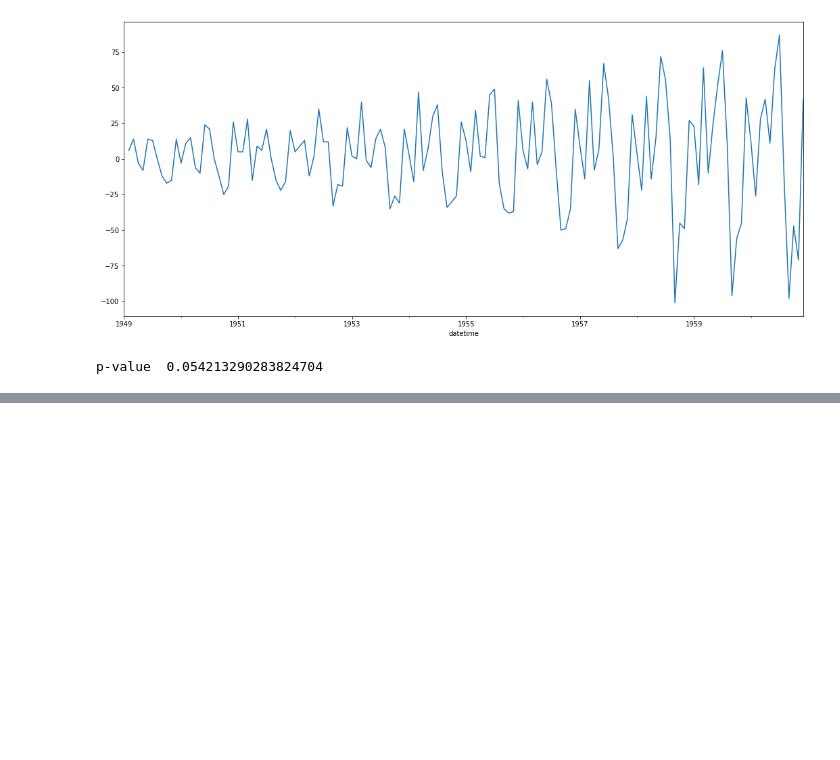
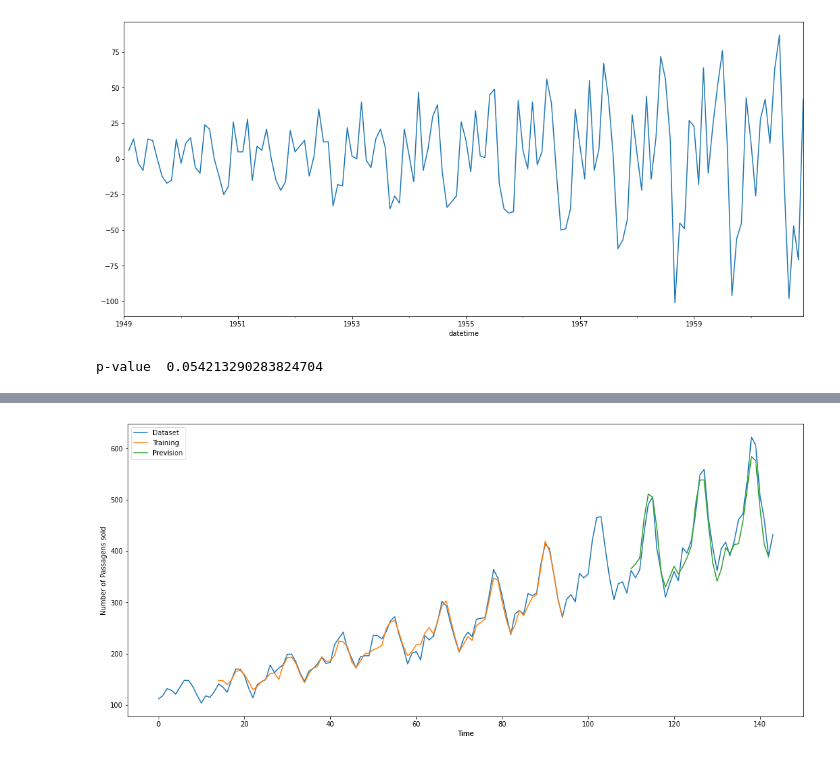
Before and after one commit to joberthrogers18/Machine-Learning-Training, a Jupyter notebook: IGTI_course/time_series_forecasting/time_series_example_flight_passengers.ipynb, the cells around one changed output, grey strips where cells are left out. Cells and saved outputs as stored; diff of their text form; code cells hidden in the pictures; blank space fills up the shorter version.

Commit message:
Added predict time series with tensorflow
Signed-off-by: Joberth Rogers <joberth.rogers18@gmail.com>

```diff
--- a/IGTI_course/time_series_forecasting/time_series_example_flight_passengers.ipynb
+++ b/IGTI_course/time_series_forecasting/time_series_example_flight_passengers.ipynb
@@ -178,0 +255,3 @@ Name: Passengers, Length: 144, dtype: float64
+# %%
+# do the training of model
+model.fit(trainX, trainY, epochs=100, batch_size=1, verbose=2)
@@ -178,0 +277,29 @@ Name: Passengers, Length: 144, dtype: float64
+# %%
+trainPredict = model.predict(trainX)
+testPredict = model.predict(testX)
+# %%
+# put the data in original format
+trainPredict = scaler.inverse_transform(trainPredict)
+trainY = scaler.inverse_transform([trainY])
+testPredict = scaler.inverse_transform(testPredict)
+testY = scaler.inverse_transform([testY])
+# %%
+#make change in data for prevision
+trainPredictPlot = np.empty_like(dataset)
+trainPredictPlot[:, :] = np.nan
+trainPredictPlot[look_back:len(trainPredict)+look_back, :] = trainPredict
+#shift to data of test
+testPredictPlot = np.empty_like(dataset)
+testPredictPlot[:, :] = np.nan
+testPredictPlot[len(trainPredict)+(look_back*2)+1:len(dataset)-1, :] = testPredict
+# %%
+# plot of graph of prevision and real result
+plt.plot(scaler.inverse_transform(dataset), label='Dataset')
+plt.plot(trainPredictPlot, label='Training')
+plt.plot(testPredictPlot, label='Prevision')
+plt.xlabel('Time')
+plt.ylabel('Number of Passagens sold')
+plt.legend()
+plt.show()
+# %% [output]
+[figure, added]
```
Also changed, not shown: parts of 13 cells of this notebook.
